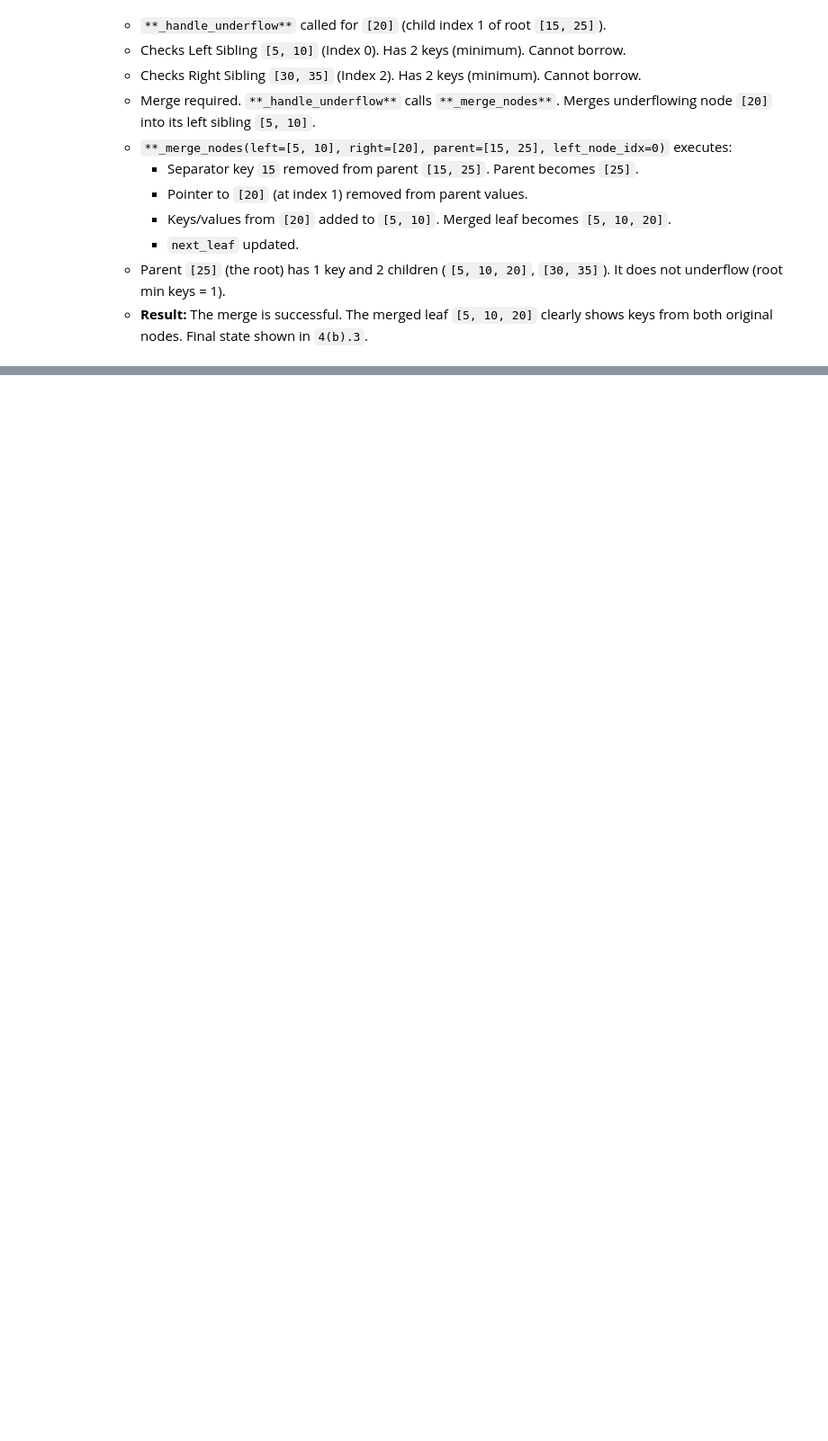
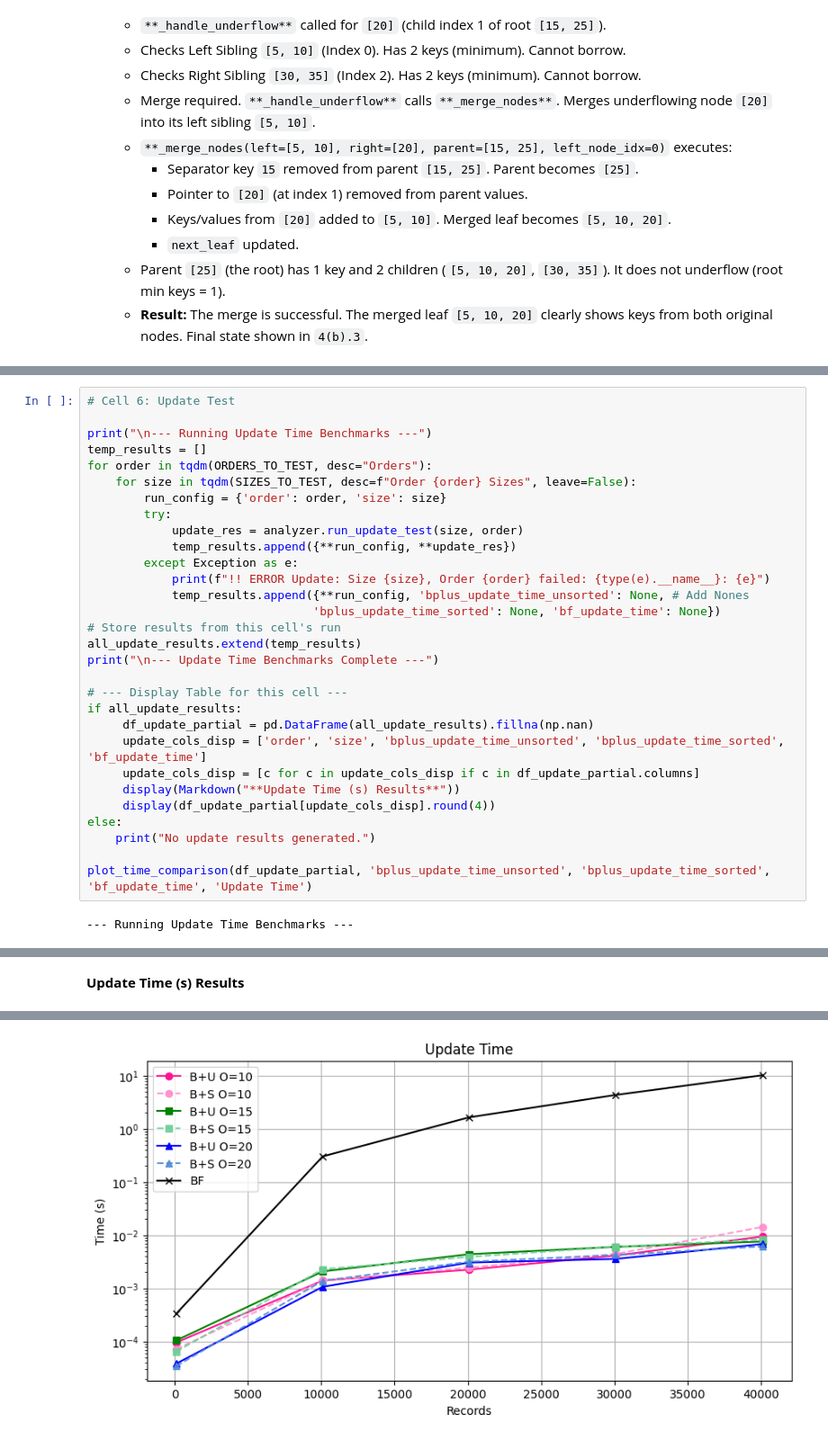
Before and after one commit to Bhanu3487/Lightweight-DBMS-with-B-Tree-Index, a Jupyter notebook: report.ipynb, the cells around one changed output, grey strips where cells are left out. Shown at 90% size. Cells and saved outputs as stored; diff of their text form; blank space fills up the shorter version.

```diff
--- a/report.ipynb
+++ b/report.ipynb
@@ -1300,0 +1191,32 @@ Verifying Log Records from loaded data:
+# %%
+# Cell 6: Update Test
+
+print("\n--- Running Update Time Benchmarks ---")
+temp_results = []
+for order in tqdm(ORDERS_TO_TEST, desc="Orders"):
+    for size in tqdm(SIZES_TO_TEST, desc=f"Order {order} Sizes", leave=False):
+        run_config = {'order': order, 'size': size}
+        try:
+            update_res = analyzer.run_update_test(size, order)
+            temp_results.append({**run_config, **update_res})
+        except Exception as e:
+            print(f"!! ERROR Update: Size {size}, Order {order} failed: {type(e).__name__}: {e}")
+            temp_results.append({**run_config, 'bplus_update_time_unsorted': None, # Add Nones
+                                'bplus_update_time_sorted': None, 'bf_update_time': None})
+# Store results from this cell's run
+all_update_results.extend(temp_results)
+print("\n--- Update Time Benchmarks Complete ---")
+
+# --- Display Table for this cell ---
+if all_update_results:
+     df_update_partial = pd.DataFrame(all_update_results).fillna(np.nan)
+     update_cols_disp = ['order', 'size', 'bplus_update_time_unsorted', 'bplus_update_time_sorted', 'bf_update_time']
+     update_cols_disp = [c for c in update_cols_disp if c in df_update_partial.columns]
+     display(Markdown("**Update Time (s) Results**"))
+     display(df_update_partial[update_cols_disp].round(4))
+else:
+    print("No update results generated.")
+
+plot_time_comparison(df_update_partial, 'bplus_update_time_unsorted', 'bplus_update_time_sorted', 'bf_update_time', 'Update Time')
+# %% [output]
+--- Running Update Time Benchmarks ---
@@ -1300,0 +1240 @@ Verifying Log Records from loaded data:
+**Update Time (s) Results**
@@ -1300,0 +1257 @@ Verifying Log Records from loaded data:
+[figure, added]
```
Also changed, not shown: parts of 36 cells of this notebook, 1 other file.
